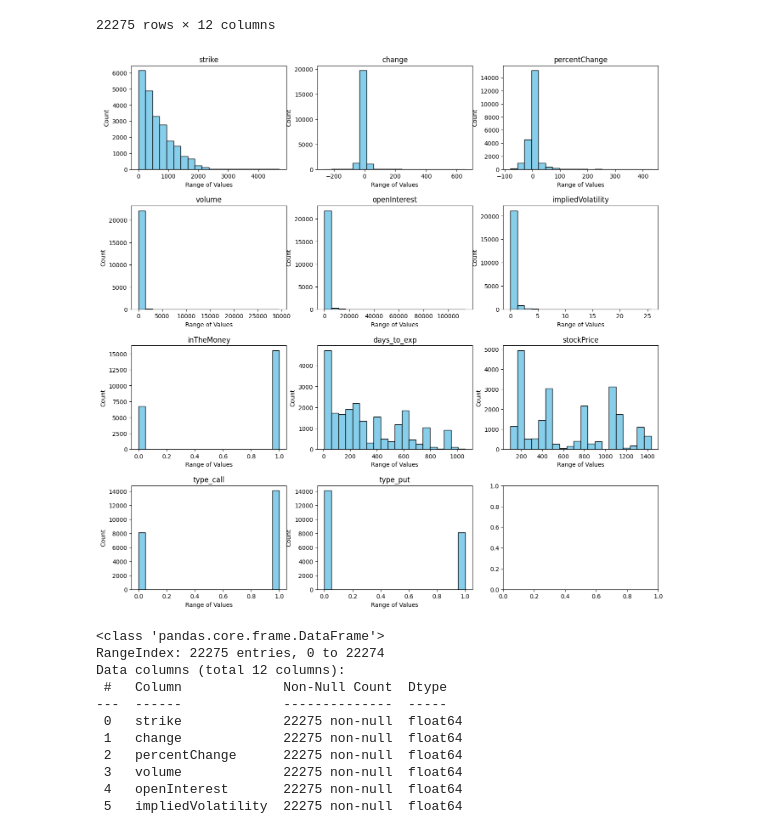
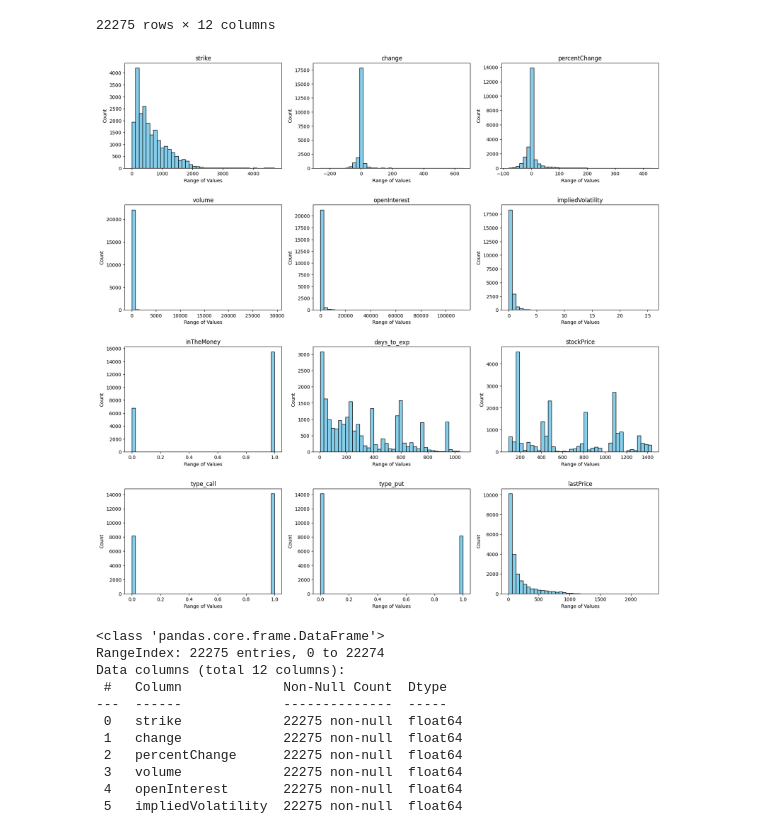
Before and after one commit to vsitucal-personal/ml2_final_project, a Jupyter notebook: ml_final_project.ipynb, the cells around one changed output. Cells and saved outputs as stored; diff of their text form; code cells hidden in the pictures.

```diff
--- a/ml_final_project.ipynb
+++ b/ml_final_project.ipynb
@@ -26,0 +25,9 @@ price_dict = {}
+# %%
+use_cache = True
+# %%
+if os.path.exists('price.json') & use_cache:
+    # Read the dictionary from the JSON file
+    with open('price.json', 'r') as json_file:
+        price_dict = json.load(json_file)
+else:
+    price_dict = {}
@@ -81,19 +96,23 @@ df
 | 22274 | 1345.0 | -50.450000 | -73.488710 | 126.0 | 14.0 | 0.415594 | 0 | 6.17 | ... |
 22275 rows × 12 columns
 # %%
-fig, axes = plt.subplots(4, 3, figsize=(16, 16), gridspec_kw={'hspace': 0.35})
+# Histogram plot of features
+fig, axes = plt.subplots(4, 3, figsize=(20, 20), gridspec_kw={'hspace': 0.35})
 
 axes_flat = axes.flatten()
 
-for ax, col in zip(axes_flat, df.iloc[:, :-1].columns):
-    ax.hist(df[col], bins=20, color='skyblue', edgecolor='black')
-    ax.set_title(f"{col}")
-    ax.set_xlabel('Range of Values')
-    ax.set_ylabel('Count')
+for ax, col in zip_longest(axes_flat, df.iloc[:, :].columns):
+    if col != None:
+        ax.hist(df[col], bins=40, color='skyblue', edgecolor='black')
+        ax.set_title(f"{col}")
+        ax.set_xlabel('Range of Values')
+        ax.set_ylabel('Count')
+    else:
+        ax.axis("off")
 
 plt.show()
 # %% [output]
-[figure, old version]
+[figure, new version]
 # %%
 df.info()
 # %% [output]
```
Also changed, not shown: parts of 12 cells of this notebook, 1 other file.
